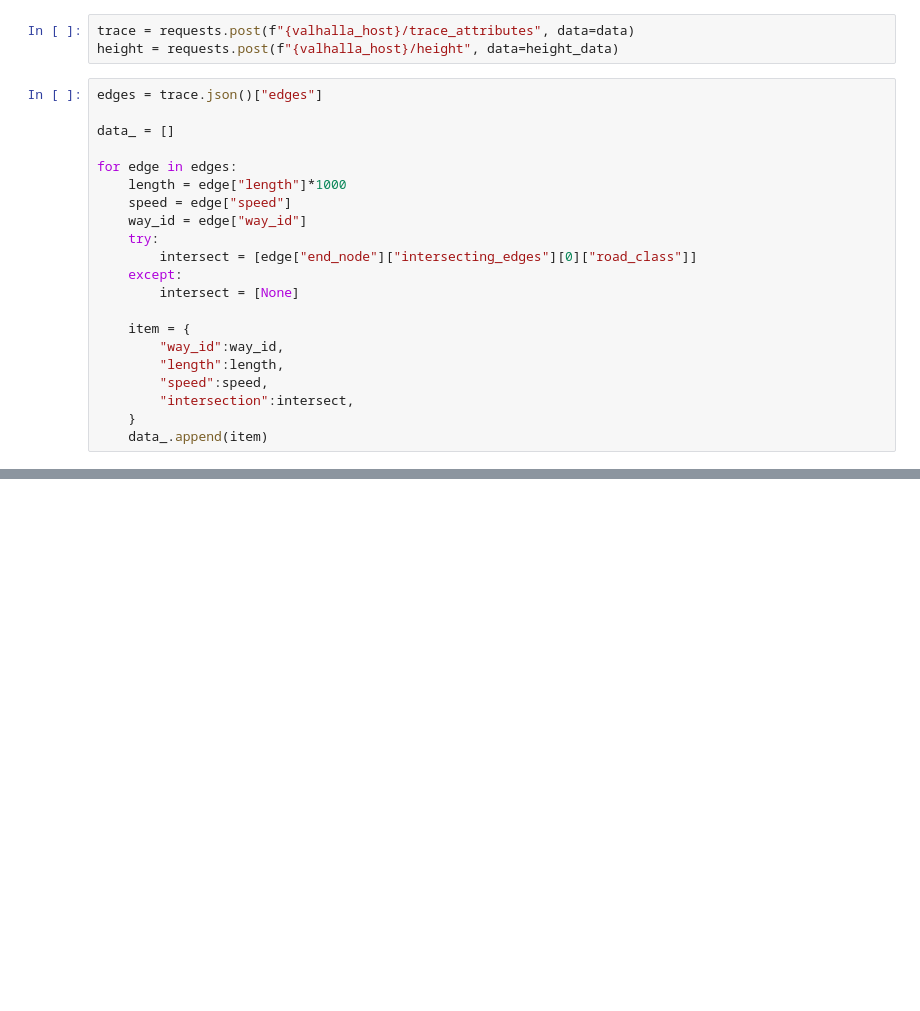
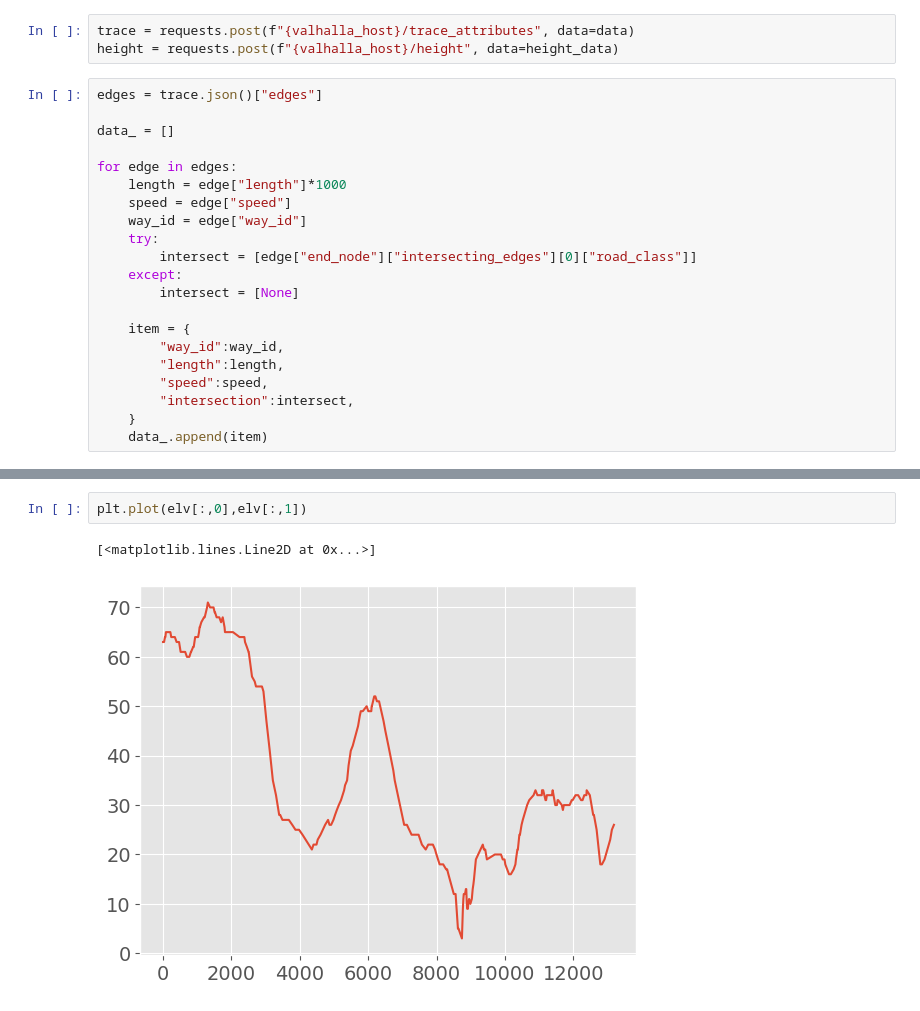
Before and after one commit to smohiudd/drivecycle, a Jupyter notebook: notebooks/SOC_Example1-Transitland.ipynb, the cells around one changed output, grey strips where cells are left out. Drawn from its saved outputs; the diff is of its cells as text; blank space fills up the shorter version.

```diff
--- a/notebooks/SOC_Example1-Transitland.ipynb
+++ b/notebooks/SOC_Example1-Transitland.ipynb
@@ -205,0 +251,5 @@ SoC: 0.9522112340106867
+# %%
+plt.plot(elv[:,0],elv[:,1])
+# %% [output]
+[<matplotlib.lines.Line2D at 0x...>]
+[figure, added]
```
Also changed, not shown: parts of 19 cells of this notebook, 5 other files.
